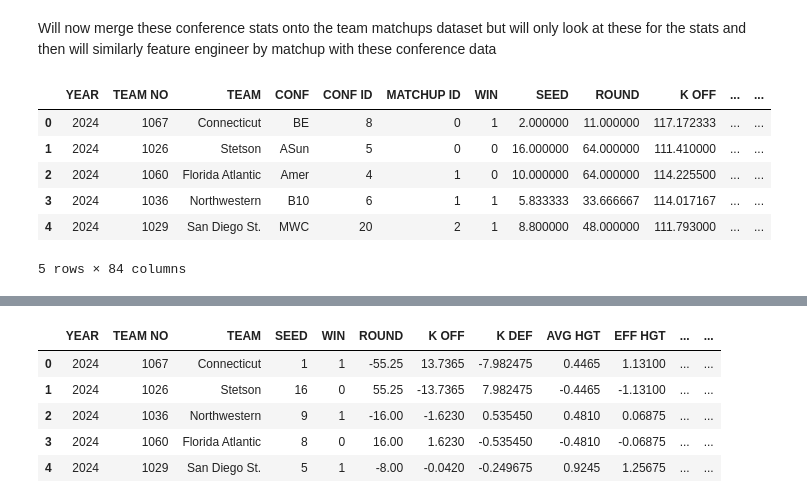
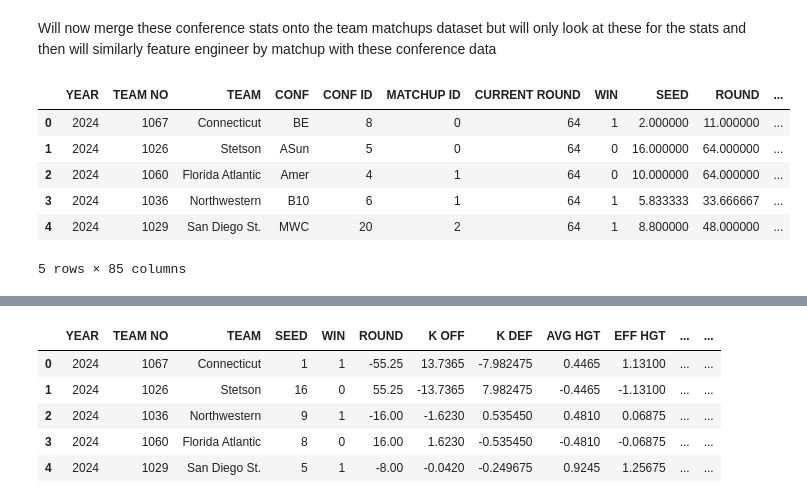
Before and after one commit to nicholaskim1004/MarchMadness, a Jupyter notebook: bracketology/madness.ipynb, the cells around one changed output, grey strips where cells are left out. Saved outputs shown, nothing was run; the diff lists cells and outputs as text; code cells hidden in the pictures.

```diff
--- a/bracketology/madness.ipynb
+++ b/bracketology/madness.ipynb
@@ -448,21 +451,21 @@ comp_conf = comp_conf.loc[:,['YEAR','CONF','CONF ID','SEED','ROUND','K OFF','K D
 Will now merge these conference stats onto the team matchups dataset but will only look at these for the stats and then will similarly feature engineer by matchup with these conference data
 # %%
 temp = comp_team_stats.copy()
-conf_matchup = temp.iloc[:,[0,1,2,3,4,5,9]]
+conf_matchup = temp.iloc[:,[0,1,2,3,4,5,8,9]]
 
 #replace P10 to be P12 for consistency
 conf_matchup.loc[conf_matchup['CONF']=='P10','CONF'] = 'P12'
 
 conf_matchup = conf_matchup.merge(comp_conf.drop('CONF',axis=1),on=['YEAR','CONF ID'],how='left')
 conf_matchup.head()
 # %% [output]
-|  | YEAR | TEAM NO | TEAM | CONF | CONF ID | MATCHUP ID | WIN | SEED | ROUND | K OFF | ... | ... |
-| 0 | 2024 | 1067 | Connecticut | BE | 8 | 0 | 1 | 2.000000 | 11.000000 | 117.172333 | ... | ... |
-| 1 | 2024 | 1026 | Stetson | ASun | 5 | 0 | 0 | 16.000000 | 64.000000 | 111.410000 | ... | ... |
-| 2 | 2024 | 1060 | Florida Atlantic | Amer | 4 | 1 | 0 | 10.000000 | 64.000000 | 114.225500 | ... | ... |
-| 3 | 2024 | 1036 | Northwestern | B10 | 6 | 1 | 1 | 5.833333 | 33.666667 | 114.017167 | ... | ... |
-| 4 | 2024 | 1029 | San Diego St. | MWC | 20 | 2 | 1 | 8.800000 | 48.000000 | 111.793000 | ... | ... |
+|  | YEAR | TEAM NO | TEAM | CONF | CONF ID | MATCHUP ID | CURRENT ROUND | WIN | SEED | ROUND | ... |
+| 0 | 2024 | 1067 | Connecticut | BE | 8 | 0 | 64 | 1 | 2.000000 | 11.000000 | ... |
+| 1 | 2024 | 1026 | Stetson | ASun | 5 | 0 | 64 | 0 | 16.000000 | 64.000000 | ... |
+| 2 | 2024 | 1060 | Florida Atlantic | Amer | 4 | 1 | 64 | 0 | 10.000000 | 64.000000 | ... |
+| 3 | 2024 | 1036 | Northwestern | B10 | 6 | 1 | 64 | 1 | 5.833333 | 33.666667 | ... |
+| 4 | 2024 | 1029 | San Diego St. | MWC | 20 | 2 | 64 | 1 | 8.800000 | 48.000000 | ... |
-5 rows × 84 columns
+5 rows × 85 columns
 # %%
 diff_conf_matchup = differenced_matchup(conf_matchup)
 diff_conf_matchup.head()
```
Also changed, not shown: parts of 12 cells of this notebook.
